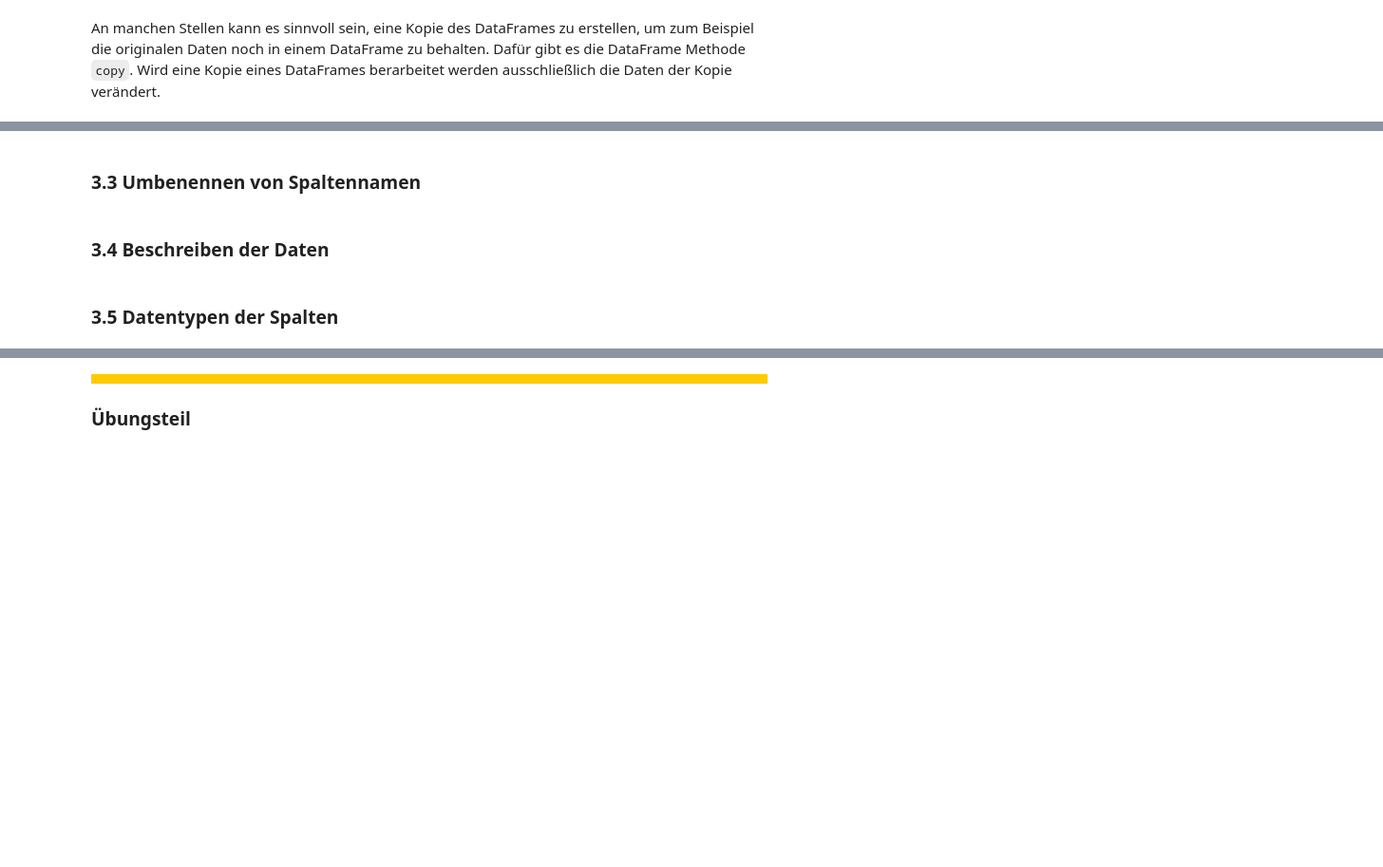
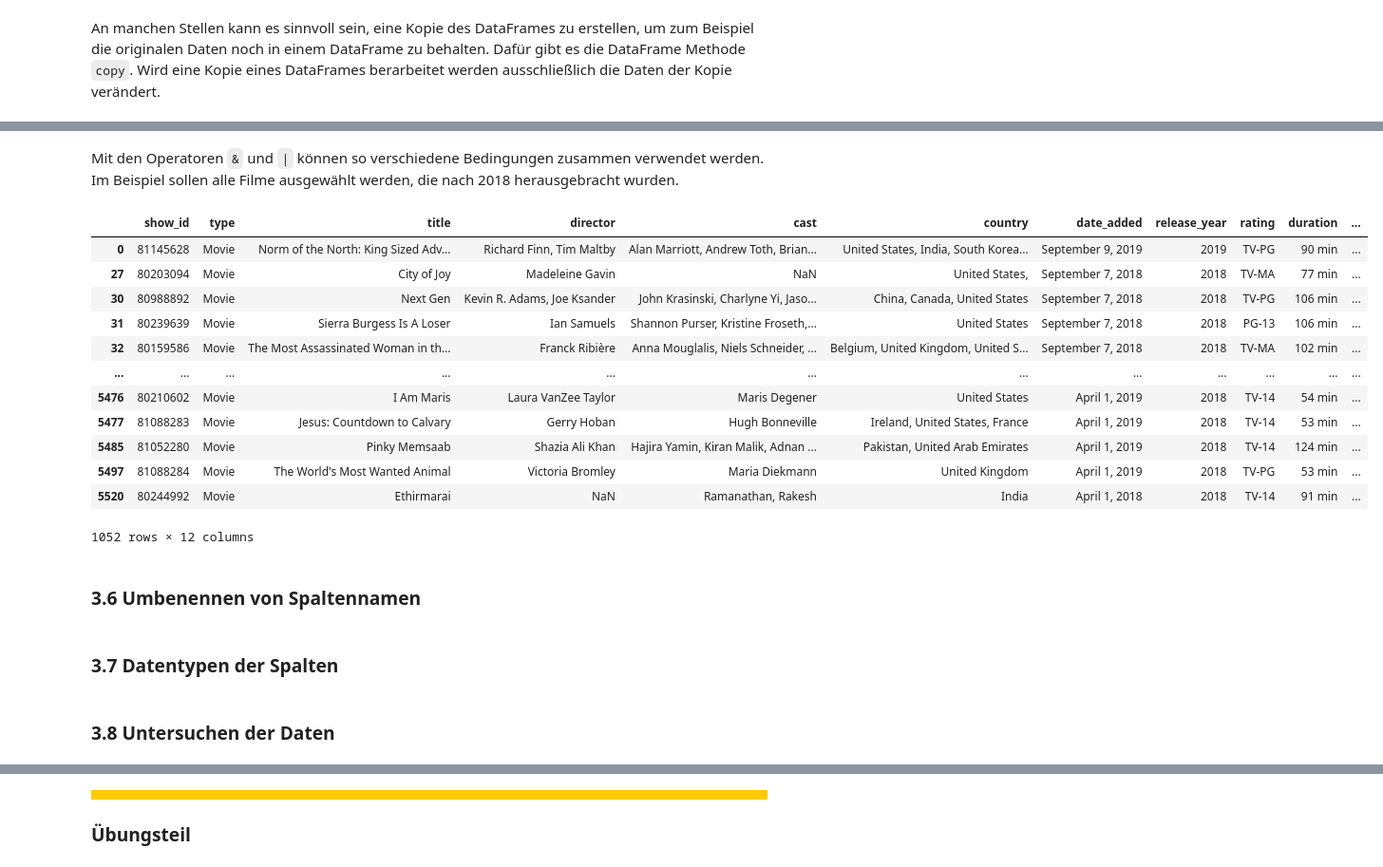
Before and after one commit to orca-nrw/lernmodul-pandas, a Jupyter notebook: index.ipynb, the cells around one changed output, grey strips where cells are left out. Shown at 95% size. Cells and saved outputs as stored; diff of their text form; code cells hidden in the pictures; blank space fills up the shorter version.

```diff
--- a/index.ipynb
+++ b/index.ipynb
@@ -291,4 +560,24 @@ netflix_titles_copy = netflix_titles_df.copy()
+# %% [markdown]
+Mit den Operatoren `&` und `|` können so verschiedene Bedingungen zusammen verwendet werden. Im Beispiel sollen alle Filme ausgewählt werden, die nach 2018 herausgebracht wurden.
+# %%
+netflix_titles_df.loc[(netflix_titles_df['type'] == 'Movie') & (netflix_titles_df['release_year'] > 2017)]
+# %% [output]
+|  | show_id | type | title | director | cast | country | date_added | release_year | rating | duration | ... |
+| 0 | 81145628 | Movie | Norm of the North: King Sized Adv... | Richard Finn, Tim Maltby | Alan Marriott, Andrew Toth, Brian... | United States, India, South Korea... | September 9, 2019 | 2019 | TV-PG | 90 min | ... |
+| 27 | 80203094 | Movie | City of Joy | Madeleine Gavin | NaN | United States, | September 7, 2018 | 2018 | TV-MA | 77 min | ... |
+| 30 | 80988892 | Movie | Next Gen | Kevin R. Adams, Joe Ksander | John Krasinski, Charlyne Yi, Jaso... | China, Canada, United States | September 7, 2018 | 2018 | TV-PG | 106 min | ... |
+| 31 | 80239639 | Movie | Sierra Burgess Is A Loser | Ian Samuels | Shannon Purser, Kristine Froseth,... | United States | September 7, 2018 | 2018 | PG-13 | 106 min | ... |
+| 32 | 80159586 | Movie | The Most Assassinated Woman in th... | Franck Ribière | Anna Mouglalis, Niels Schneider, ... | Belgium, United Kingdom, United S... | September 7, 2018 | 2018 | TV-MA | 102 min | ... |
+| ... | ... | ... | ... | ... | ... | ... | ... | ... | ... | ... | ... |
+| 5476 | 80210602 | Movie | I Am Maris | Laura VanZee Taylor | Maris Degener | United States | April 1, 2019 | 2018 | TV-14 | 54 min | ... |
+| 5477 | 81088283 | Movie | Jesus: Countdown to Calvary | Gerry Hoban | Hugh Bonneville | Ireland, United States, France | April 1, 2019 | 2018 | TV-14 | 53 min | ... |
+| 5485 | 81052280 | Movie | Pinky Memsaab | Shazia Ali Khan | Hajira Yamin, Kiran Malik, Adnan ... | Pakistan, United Arab Emirates | April 1, 2019 | 2018 | TV-14 | 124 min | ... |
+| 5497 | 81088284 | Movie | The World's Most Wanted Animal | Victoria Bromley | Maria Diekmann | United Kingdom | April 1, 2019 | 2018 | TV-PG | 53 min | ... |
+| 5520 | 80244992 | Movie | Ethirmarai | NaN | Ramanathan, Rakesh | India | April 1, 2018 | 2018 | TV-14 | 91 min | ... |
+1052 rows × 12 columns
 # %% [markdown]
-### **3.3** Umbenennen von Spaltennamen
+### **3.6** <a id='spaltenUmbenennen'>Umbenennen von Spaltennamen</a>
+# %% [markdown]
+### **3.7** <a id='datentypen'>Datentypen der Spalten</a>
 # %% [markdown]
-### **3.4** Beschreiben der Daten
+### **3.8** <a id='datenUntersuchen'>Untersuchen der Daten</a>
@@ -297,2 +583,0 @@ netflix_titles_copy = netflix_titles_df.copy()
-# %% [markdown]
-### **3.5** Datentypen der Spalten
```
Also changed, not shown: parts of 65 cells of this notebook, 3 other files.
